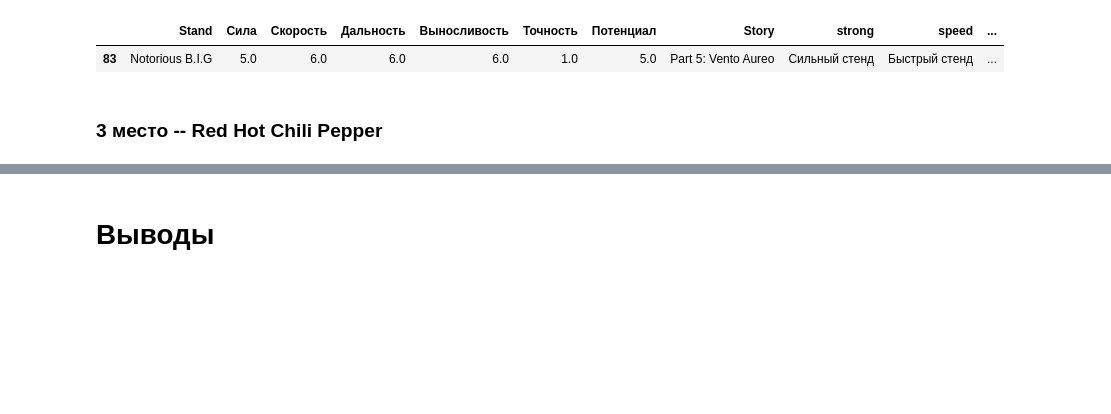
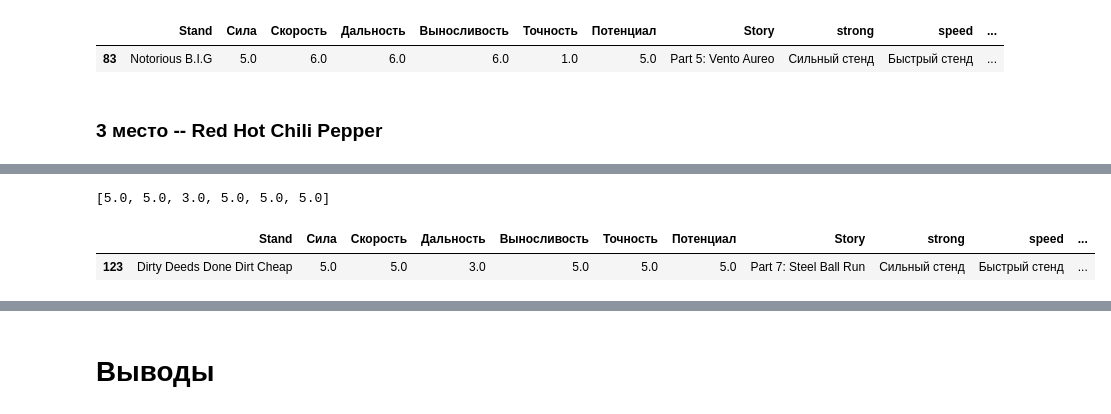
Before and after one commit to BogdanG888G/JOJO_stands, a Jupyter notebook: JOJO_stands.ipynb, the cells around one changed output, grey strips where cells are left out. Saved outputs shown, nothing was run; the diff lists cells and outputs as text; code cells hidden in the pictures; blank space fills up the shorter version.

```diff
--- a/JOJO_stands.ipynb
+++ b/JOJO_stands.ipynb
@@ -1526,0 +1600,30 @@ red_hot_polar.show()
+# %%
+d4c_stats = begin_dataset[
+    begin_dataset['Stand'].str.startswith('Dirty')
+]
+
+d4c_vals = d4c_stats[stats_columns].values[0].tolist()
+print(d4c_vals)
+display(d4c_stats)
+
+d4c_rad_diagram = px.line_polar(r = d4c_vals,
+                                theta=stats_columns,
+                                line_close=True,
+                                markers=True,
+                                color_discrete_sequence=['#FBAEC8'],
+                                width = 650)
+
+d4c_rad_diagram.update_layout(title = {'text': f'Характеристики стенда "Dirty Deeds Done Dirt Cheap", общий балл {round(d4c_stats.iloc[0, 14],  2)}', 'x': 0.5, 'font_color': 'white'},
+                            paper_bgcolor = '#9E538E',
+                            polar = {'bgcolor': '#D86369',
+                            'angularaxis': {'color': 'white', 'linecolor': 'white', 'gridcolor': 'white'},
+                            'radialaxis': {'color': 'white', 'linecolor': 'white', 'gridcolor': 'white'}}
+                            )
+
+d4c_rad_diagram.update_traces(fill = 'toself')
+
+d4c_rad_diagram.show()
+# %% [output]
+[5.0, 5.0, 3.0, 5.0, 5.0, 5.0]
+|  | Stand | Сила | Скорость | Дальность | Выносливость | Точность | Потенциал | Story | strong | speed | ... |
+| 123 | Dirty Deeds Done Dirt Cheap | 5.0 | 5.0 | 3.0 | 5.0 | 5.0 | 5.0 | Part 7: Steel Ball Run | Сильный стенд | Быстрый стенд | ... |
```
Also changed, not shown: parts of 54 cells of this notebook.
